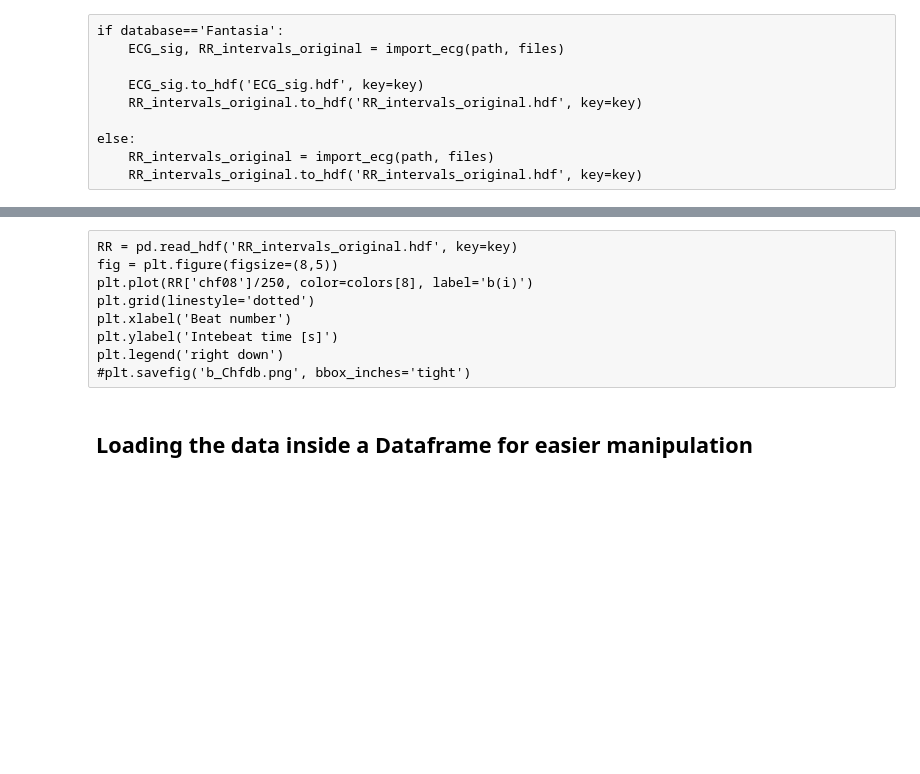
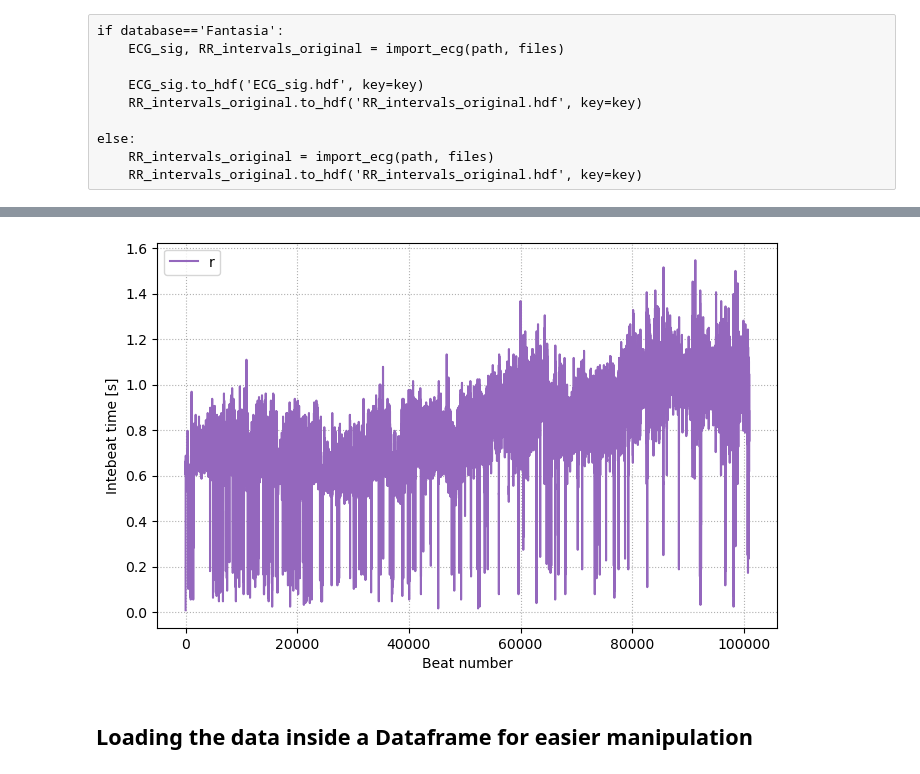
Before and after one commit to threeblueonebrowneyes/Critical-Scale-Invariance-Heart-Rate, a Jupyter notebook: Critical Scale Invariance Presentation.ipynb, the cells around one changed output, grey strips where cells are left out. Saved outputs shown, nothing was run; the diff lists cells and outputs as text; code cells hidden in the pictures; blank space fills up the shorter version.

```diff
--- a/Critical Scale Invariance Presentation.ipynb
+++ b/Critical Scale Invariance Presentation.ipynb
@@ -229,15 +229,17 @@ For all dataset
   <figcaption>Fig.8 - Interbeat times for Chfdb dataset </figcaption>
 </figure></td>
 </tr></table>
-# %% [raw]
-RR = pd.read_hdf('RR_intervals_original.hdf', key=key)
-fig = plt.figure(figsize=(8,5))
-plt.plot(RR['chf08']/250, color=colors[8], label='b(i)')
-plt.grid(linestyle='dotted')
-plt.xlabel('Beat number')
-plt.ylabel('Intebeat time [s]')
-plt.legend('right down')
-#plt.savefig('b_Chfdb.png', bbox_inches='tight')
+# %%
+RR = pd.read_hdf('RR_intervals_original.hdf', key=key)
+fig = plt.figure(figsize=(8,5))
+plt.plot(RR['16265']/128, color=colors[8], label='b(i)')
+plt.grid(linestyle='dotted')
+plt.xlabel('Beat number')
+plt.ylabel('Intebeat time [s]')
+plt.legend('right down')
+plt.savefig('b_MIT.png', bbox_inches='tight')
+# %% [output]
+[figure, added]
 # %% [markdown]
 ## Loading the data inside a Dataframe for easier manipulation
 # %%
```
Also changed, not shown: 1 other file.
